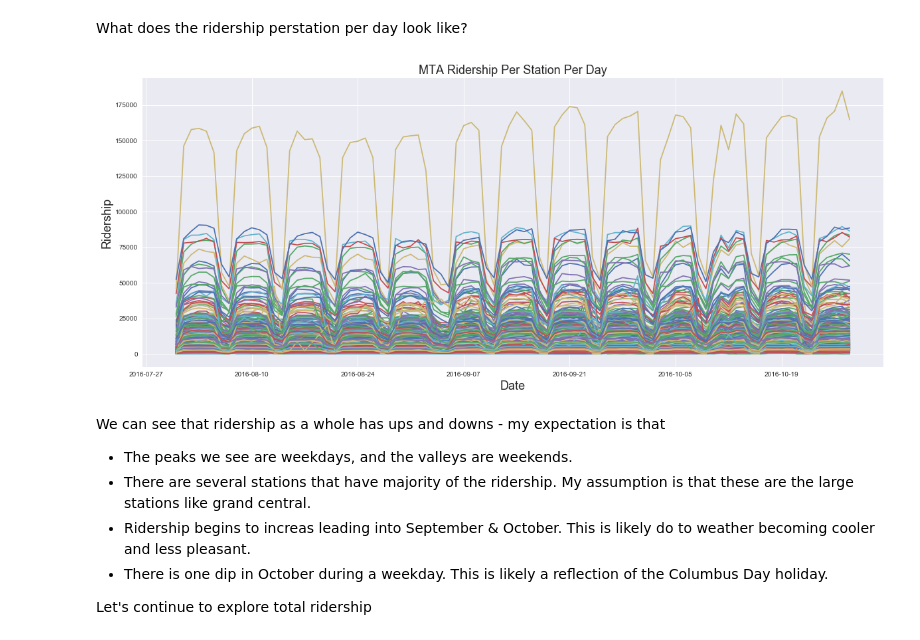
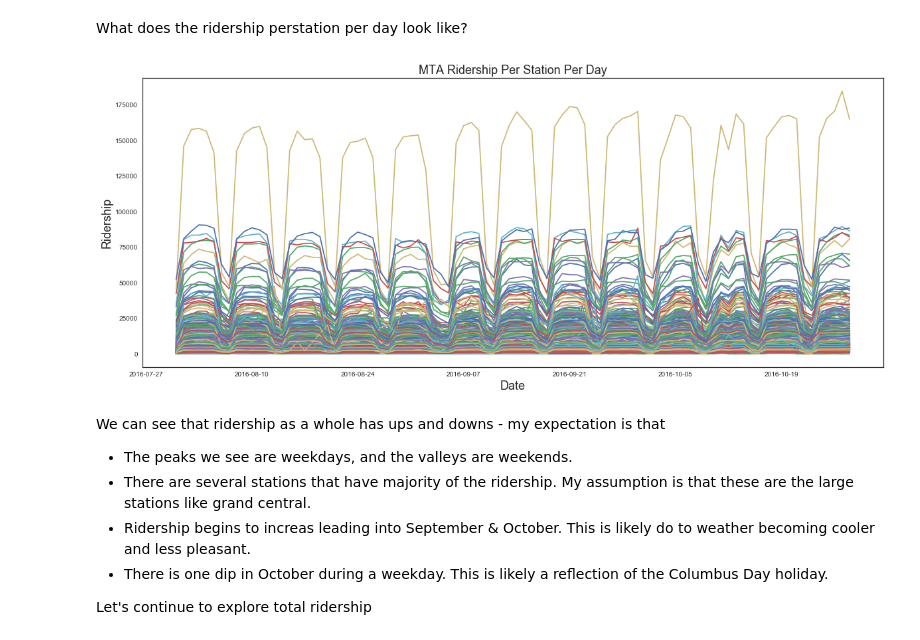
Before and after one commit to mrjgamble/K2DataScience, a Jupyter notebook: Projects/Project 1 - EDA/nyc_mta_analysis.ipynb, the cells around one changed output. Cells and saved outputs as stored; diff of their text form; code cells hidden in the pictures.

```diff
--- a/Projects/Project 1 - EDA/nyc_mta_analysis.ipynb
+++ b/Projects/Project 1 - EDA/nyc_mta_analysis.ipynb
@@ -26,6 +24,8 @@ import numpy as np
 import seaborn as sns
 import matplotlib.pyplot as plt
 import matplotlib.ticker as ticker
+
+sns.set_style('white')
 # %%
 nyc_mta = pd.read_csv('./data/nyc_mta_data_cleaned.csv', parse_dates=['date'])
 nyc_mta.set_index(['date', 'station', 'line', 'division'], inplace=True)
@@ -68,25 +68,25 @@ What does the ridership perstation per day look like?
 # %%
 # set figure size
 fig, ax = plt.subplots(figsize=(20,8))
 
 # let's reset the index for plotting purposes
 rps = nyc_mta.reset_index()
 rps.set_index(['station', 'line', 'division'], inplace=True)
 
 # loop through stations and plot ridership
 for idx, df in rps.groupby(level=[0,1,2]):
     dates = df.date.values
-    ridership = df.daily_ridership.values
+    ridership = df.ridership.values
     plt.plot(dates, ridership)
 
 # set labels
 plt.title('MTA Ridership Per Station Per Day', fontsize=18)
 plt.xlabel('Date', fontsize=18)
 plt.ylabel('Ridership', fontsize=18)
 fig.savefig('./figures/nyc_mta_ridership_per_station_per_day')
 plt.show()
 # %% [output]
-[figure, old version]
+[figure, new version]
 # %% [markdown]
 We can see that ridership as a whole has ups and downs - my expectation is that
 * The peaks we see are weekdays, and the valleys are weekends.
```
Also changed, not shown: parts of 38 cells of this notebook.
